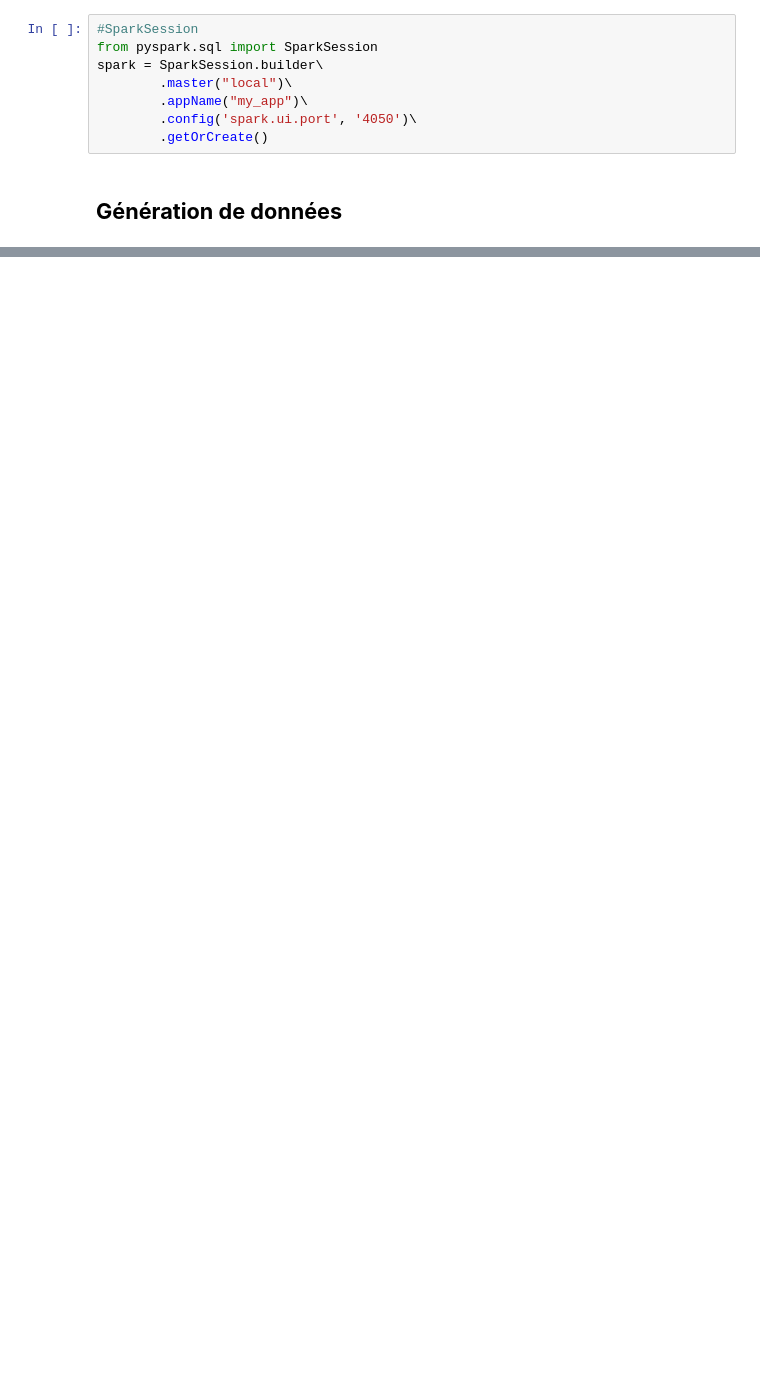
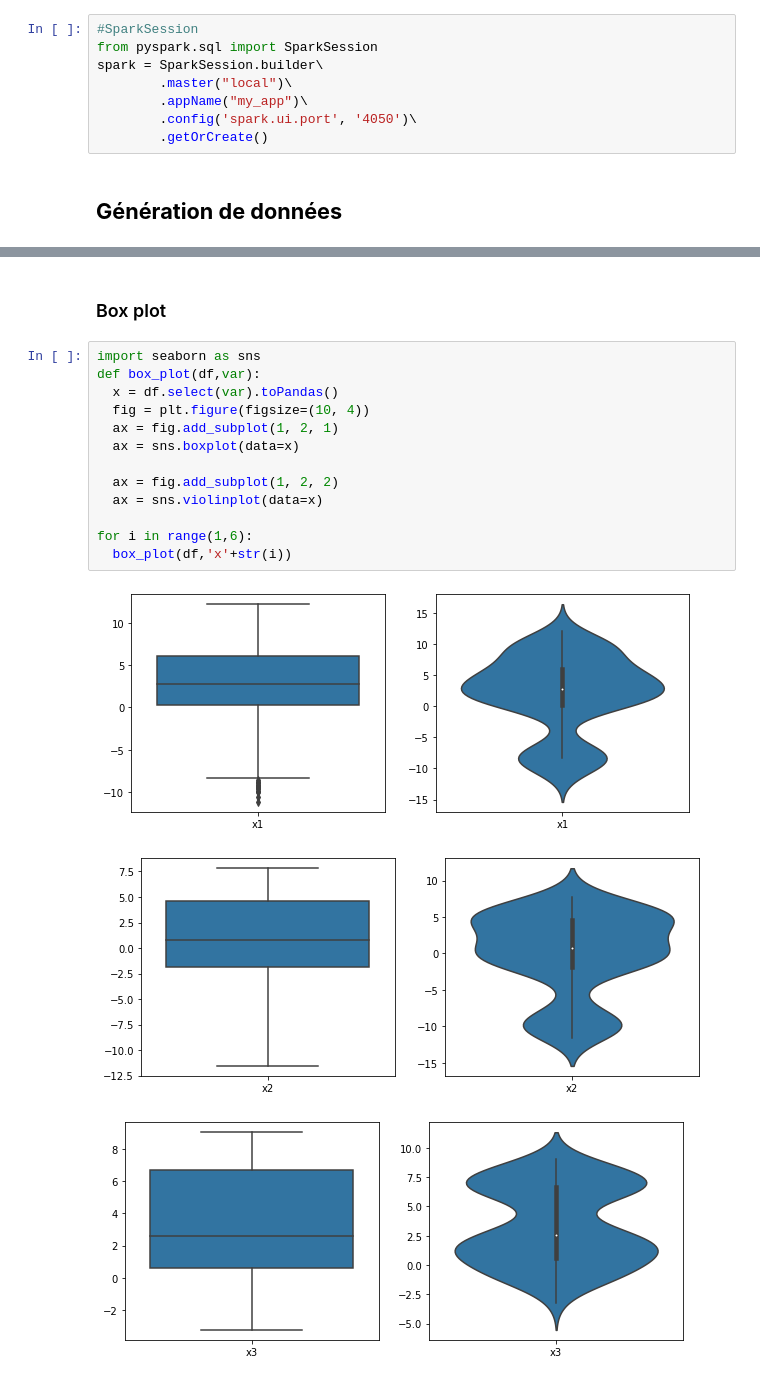
Before and after one commit to SeyfGoumeida/Projet_big_data, a Jupyter notebook: Projet_big_data.ipynb, the cells around one changed output, grey strips where cells are left out. Cells and saved outputs as stored; diff of their text form; blank space fills up the shorter version.

```diff
--- a/Projet_big_data.ipynb
+++ b/Projet_big_data.ipynb
@@ -75,0 +176,19 @@ dff = rdd.toDF()
+# %% [markdown]
+### Box plot
+# %%
+import seaborn as sns
+def box_plot(df,var):
+  x = df.select(var).toPandas()
+  fig = plt.figure(figsize=(10, 4))
+  ax = fig.add_subplot(1, 2, 1)
+  ax = sns.boxplot(data=x)
+
+  ax = fig.add_subplot(1, 2, 2)
+  ax = sns.violinplot(data=x)
+
+for i in range(1,6):
+  box_plot(df,'x'+str(i))
+# %% [output]
+[figure, added]
+[figure, added]
+[figure, added]
```
Also changed, not shown: parts of 28 cells of this notebook, 1 other file.
